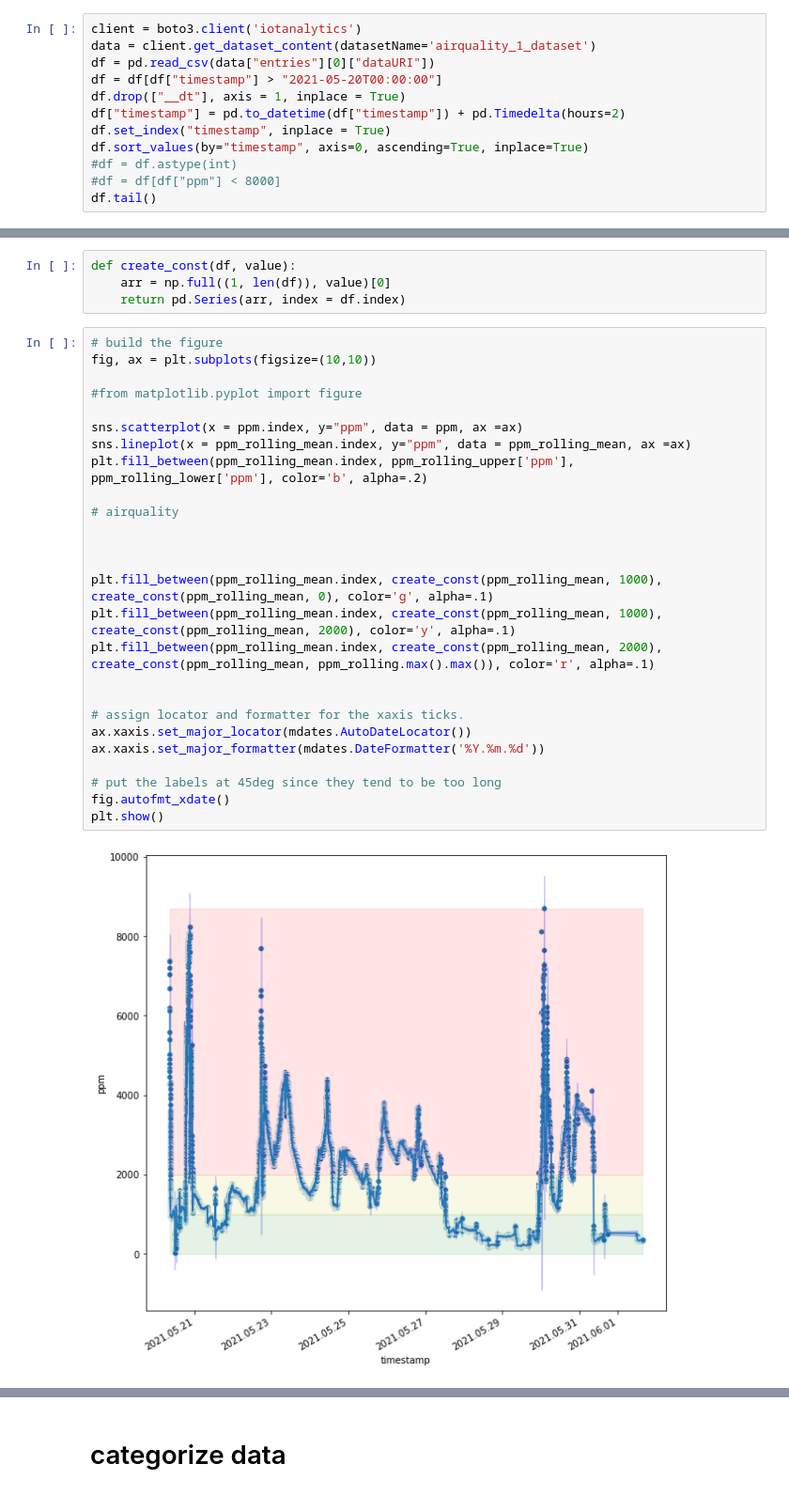
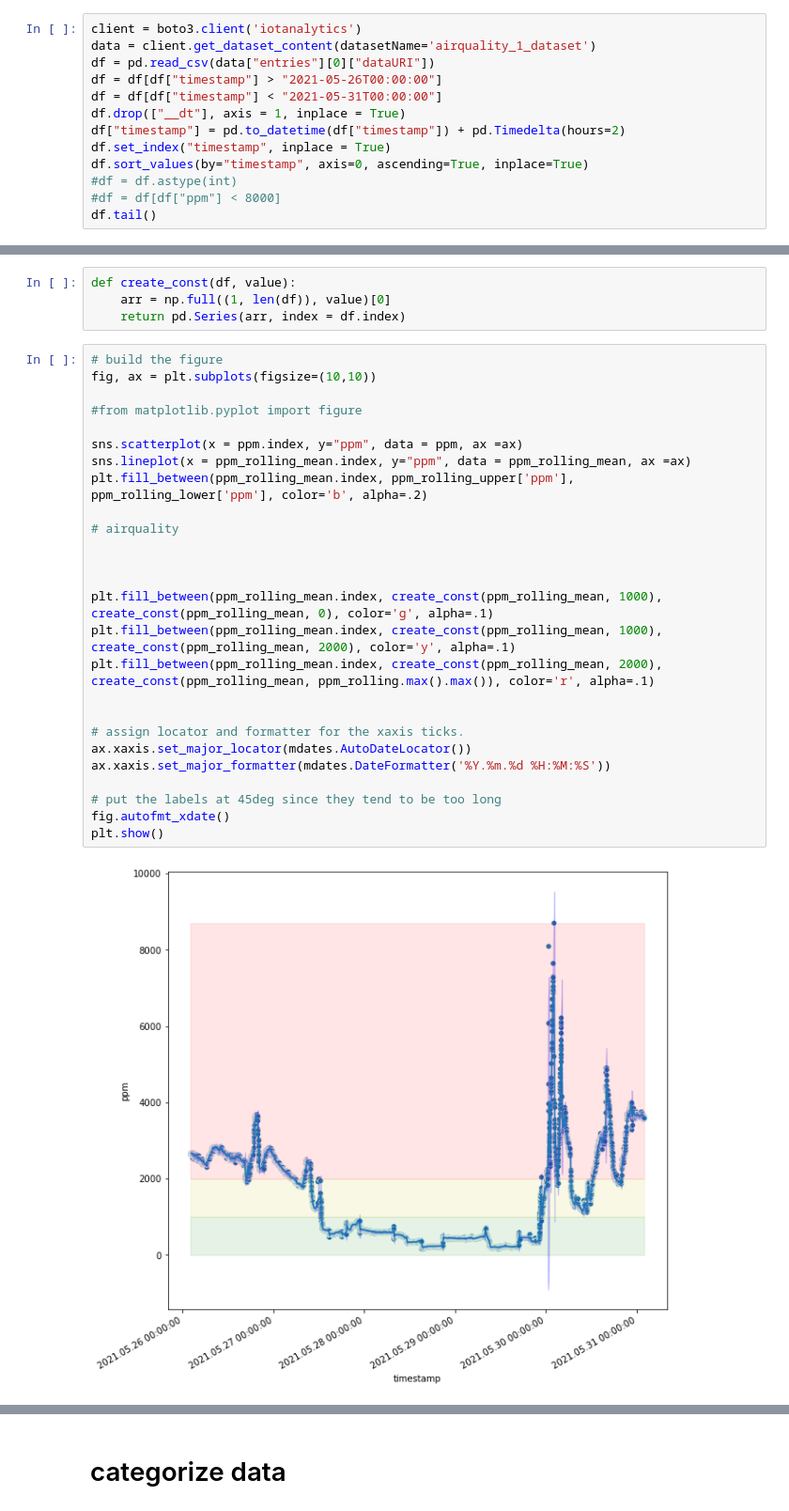
Before and after one commit to MatthiasSimons/airquality-measurement-device, a Jupyter notebook: airquality_analysis.ipynb, the cells around one changed output, grey strips where cells are left out. Shown: that part at 94% size. Drawn from its saved outputs; the diff is of its cells as text.

```diff
--- a/airquality_analysis.ipynb
+++ b/airquality_analysis.ipynb
@@ -23,7 +23,8 @@ warnings.filterwarnings("ignore")
 client = boto3.client('iotanalytics')
 data = client.get_dataset_content(datasetName='airquality_1_dataset')
 df = pd.read_csv(data["entries"][0]["dataURI"])
-df = df[df["timestamp"] > "2021-05-20T00:00:00"]
+df = df[df["timestamp"] > "2021-05-26T00:00:00"]
+df = df[df["timestamp"] < "2021-05-31T00:00:00"]
 df.drop(["__dt"], axis = 1, inplace = True)
 df["timestamp"] = pd.to_datetime(df["timestamp"]) + pd.Timedelta(hours=2)
 df.set_index("timestamp", inplace = True)
@@ -80,28 +81,28 @@ def create_const(df, value):
 # %%
 # build the figure
 fig, ax = plt.subplots(figsize=(10,10))
 
 #from matplotlib.pyplot import figure
 
 sns.scatterplot(x = ppm.index, y="ppm", data = ppm, ax =ax)
 sns.lineplot(x = ppm_rolling_mean.index, y="ppm", data = ppm_rolling_mean, ax =ax)
 plt.fill_between(ppm_rolling_mean.index, ppm_rolling_upper['ppm'], ppm_rolling_lower['ppm'], color='b', alpha=.2)
 
 # airquality
 
 
 
 plt.fill_between(ppm_rolling_mean.index, create_const(ppm_rolling_mean, 1000), create_const(ppm_rolling_mean, 0), color='g', alpha=.1)
 plt.fill_between(ppm_rolling_mean.index, create_const(ppm_rolling_mean, 1000), create_const(ppm_rolling_mean, 2000), color='y', alpha=.1)
 plt.fill_between(ppm_rolling_mean.index, create_const(ppm_rolling_mean, 2000), create_const(ppm_rolling_mean, ppm_rolling.max().max()), color='r', alpha=.1)
 
 
 # assign locator and formatter for the xaxis ticks.
 ax.xaxis.set_major_locator(mdates.AutoDateLocator())
-ax.xaxis.set_major_formatter(mdates.DateFormatter('%Y.%m.%d'))
+ax.xaxis.set_major_formatter(mdates.DateFormatter('%Y.%m.%d %H:%M:%S'))
 
 # put the labels at 45deg since they tend to be too long
 fig.autofmt_xdate()
 plt.show()
 # %% [output]
-[figure, old version]
+[figure, new version]
```
Also changed, not shown: parts of 3 cells of this notebook, 1 other file.
